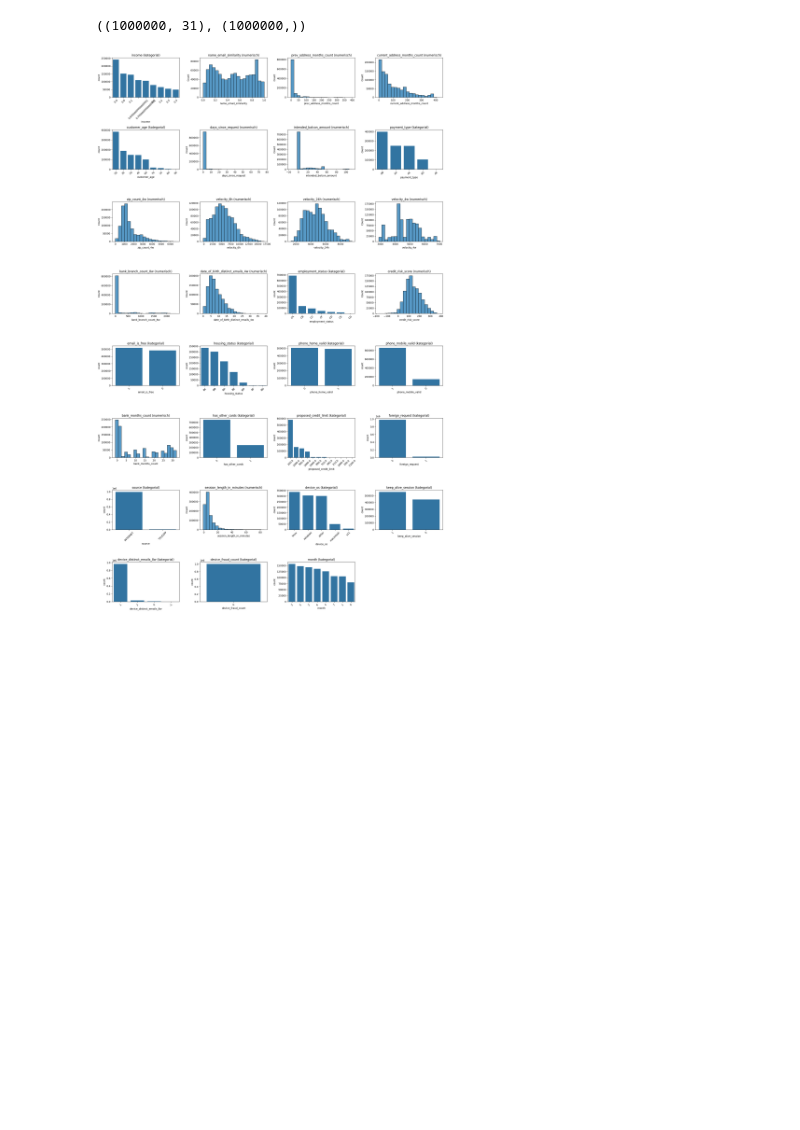
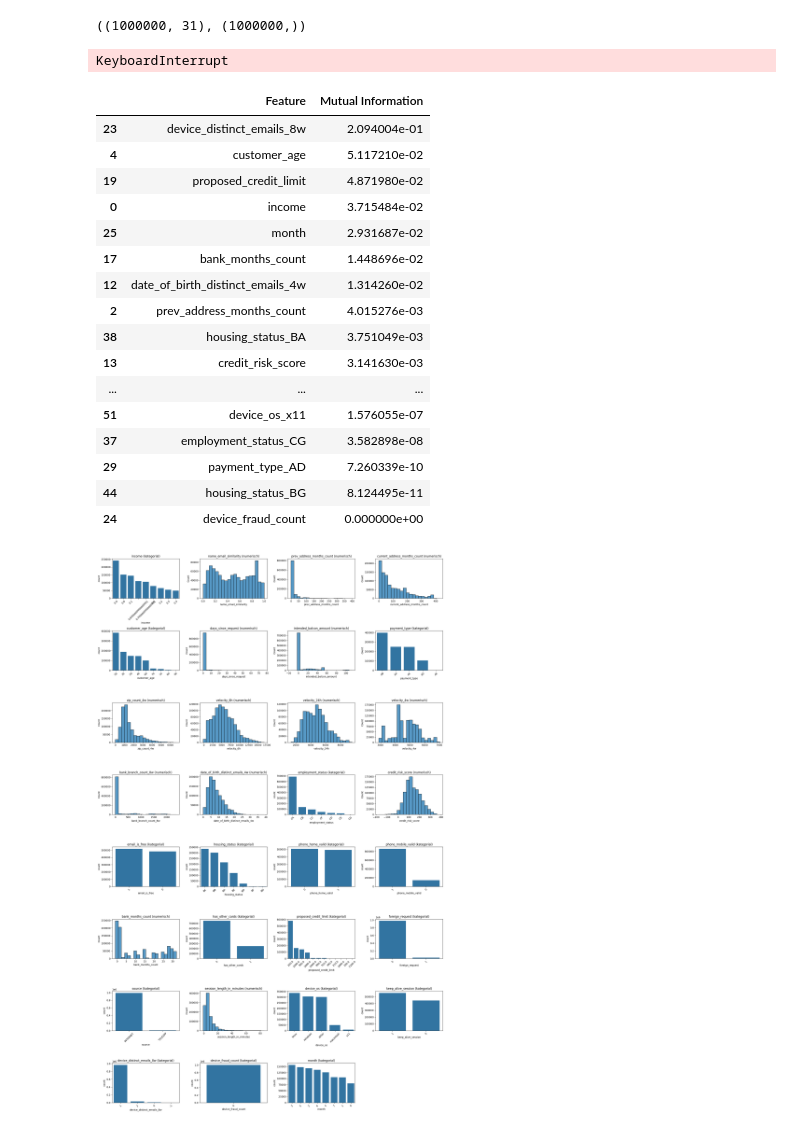
Before and after one commit to analytics-by-marc/Data-Science-Project-Bankaccount-Fraud-Aalen, a Jupyter notebook: notebooks/bankaccount_fraud.ipynb, the cells around one changed output. Drawn from its saved outputs; the diff is of its cells as text; code cells hidden in the pictures; blank space fills up the shorter version.

```diff
--- a/notebooks/bankaccount_fraud.ipynb
+++ b/notebooks/bankaccount_fraud.ipynb
@@ -75,6 +66,51 @@ y = df_bankaccounts["fraud_bool"] # erzeugt data frame y mit gewünschter Spalte
 X.shape, y.shape # gibt die Form der data frames aus
 # %% [output]
 ((1000000, 31), (1000000,))
+# %%
+# X = alle Features (numerisch, binär, objekt/kategorial)
+# y = binäres Ziel
+
+# automatisch kategoriale Spalten erkennen
+categorical_cols = X.select_dtypes(include=['object', 'category']).columns
+
+# diskrete Features: binäre + kategoriale Spalten
+binary_cols = [col for col in X.select_dtypes(include=['int', 'bool']).columns
+               if X[col].dropna().isin([0,1]).all()]
+
+discrete_features = X.columns.isin(categorical_cols.tolist() + binary_cols)
+
+# Mutual Information berechnen
+mi_scores = mutual_info_classif(X, y)
+
+# Ergebnisse als DataFrame
+mi_df = pd.DataFrame({
+    'Feature': X.columns,
+    'Mutual Information': mi_scores
+}).sort_values(by='Mutual Information', ascending=False)
+
+print(mi_df)
+# %% [output]
+KeyboardInterrupt
+# %%
+mi_df
+# %% [output]
+|  | Feature | Mutual Information |
+| 23 | device_distinct_emails_8w | 2.094004e-01 |
+| 4 | customer_age | 5.117210e-02 |
+| 19 | proposed_credit_limit | 4.871980e-02 |
+| 0 | income | 3.715484e-02 |
+| 25 | month | 2.931687e-02 |
+| 17 | bank_months_count | 1.448696e-02 |
+| 12 | date_of_birth_distinct_emails_4w | 1.314260e-02 |
+| 2 | prev_address_months_count | 4.015276e-03 |
+| 38 | housing_status_BA | 3.751049e-03 |
+| 13 | credit_risk_score | 3.141630e-03 |
+| ... | ... | ... |
+| 51 | device_os_x11 | 1.576055e-07 |
+| 37 | employment_status_CG | 3.582898e-08 |
+| 29 | payment_type_AD | 7.260339e-10 |
+| 44 | housing_status_BG | 8.124495e-11 |
+| 24 | device_fraud_count | 0.000000e+00 |
 # %%
 # Darstellen aller Daten
 # Anzahl der Spalten
```
Also changed, not shown: parts of 28 cells of this notebook.
